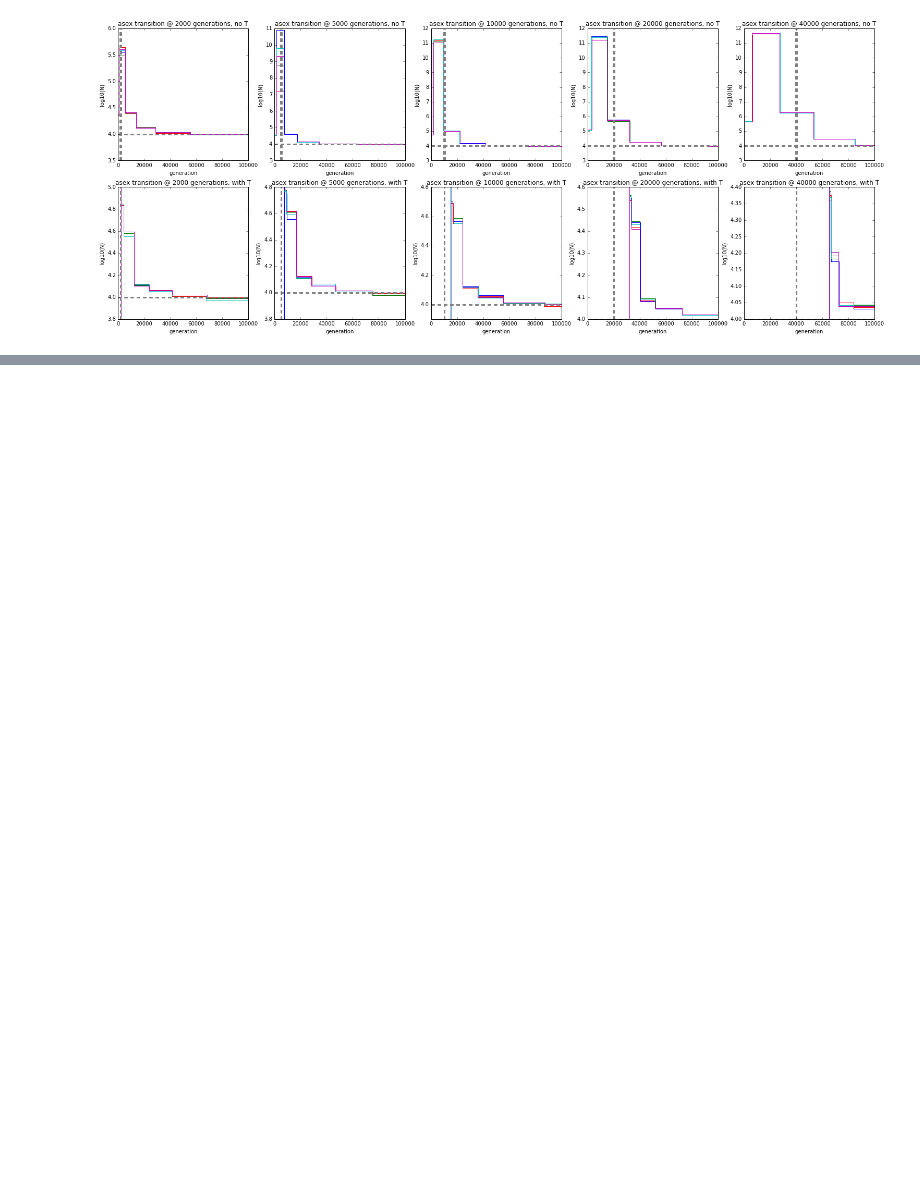
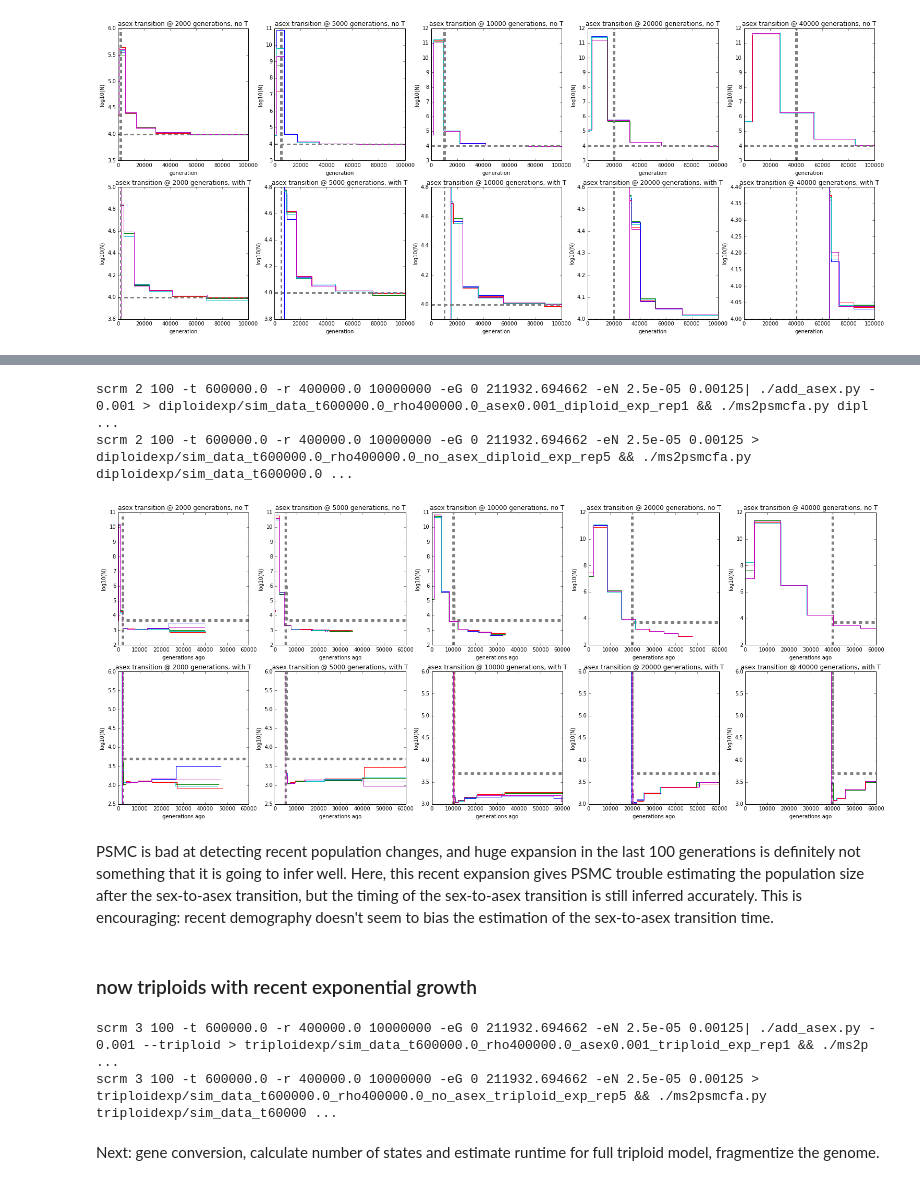
Before and after one commit to ammodramus/tsmc, a Jupyter notebook: snail_sims.ipynb, the cells around one changed output, grey strips where cells are left out. Drawn from its saved outputs; the diff is of its cells as text; code cells hidden in the pictures; blank space fills up the shorter version.

```diff
--- a/snail_sims.ipynb
+++ b/snail_sims.ipynb
@@ -546,7 +546,6 @@ for asexGen in asexGensRescaled:
         psmcCmdT = 'psmc {} -T {} > {}'.format(psmcfaFilename, initialT, resultsFilenameT)
         wholeCmd = '{} && {} && {} && {}'.format(msCmd, ms2psmcfaCmd, psmcCmd, psmcCmdT)
         msCmds.write(wholeCmd+'\n')
-        trcNresultsfilenames.extend([resultsFilename, resultsFilenameT])
 # control runs with constant size and no history of asex
 for rep in xrange(1,numReps+1):
     filename = "{}/sim_data_t{}_rho{}_no_asex_triploid_rep{}".format(datadir, theta, rho, rep)
@@ -562,7 +561,6 @@ for rep in xrange(1,numReps+1):
     psmcCmdT = 'psmc {} -T {} > {}'.format(psmcfaFilename, initialT, resultsFilenameT)
     wholeCmd = '{} && {} && {} && {}'.format(msCmd, ms2psmcfaCmd, psmcCmd, psmcCmdT)
     msCmds.write(wholeCmd+'\n')
-    trcNresultsfilenames.extend([resultsFilename, resultsFilenameT])
 msCmds.close()
 # %%
 %%bash
@@ -703,0 +751,8 @@ Next, simulations of diploid and triploid data with recent exponential growth.
+# %%
+%%bash
+
+head -n 1 sim_ms_commands_diploid_exp.txt
+tail -n 1 sim_ms_commands_diploid_exp.txt
+# %% [output]
+scrm 2 100 -t 600000.0 -r 400000.0 10000000 -eG 0 211932.694662 -eN 2.5e-05 0.00125| ./add_asex.py - 0.001 > diploidexp/sim_data_t600000.0_rho400000.0_asex0.001_diploid_exp_rep1 && ./ms2psmcfa.py dipl ...
+scrm 2 100 -t 600000.0 -r 400000.0 10000000 -eG 0 211932.694662 -eN 2.5e-05 0.00125 > diploidexp/sim_data_t600000.0_rho400000.0_no_asex_diploid_exp_rep5 && ./ms2psmcfa.py diploidexp/sim_data_t600000.0 ...
@@ -703,0 +822,42 @@ Next, simulations of diploid and triploid data with recent exponential growth.
+# %%
+###### plot the diploid exponential data
+
+fig, axes = plt.subplots(nrows=2,ncols=len(asexGens), figsize = (26,10))
+for colIdx, asexGen in enumerate(asexGens):
+    # first row: no T
+    datp = dipExpDat.loc[(dipExpDat['asex'] == asexGen) & (np.isnan(dipExpDat['divtime'])),:]
+    axis = axes[0, colIdx]
+    plot_psmc(axis, trueTs, trueNs, asexGen, color='gray', lw=5, ls='dashed')
+    for rowIdx in xrange(datp.shape[0]):
+        maxi = int(datp.ix[rowIdx,'maxi'])
+        ts = datp.ix[rowIdx,'t0':('t{}'.format(maxi))]
+        lambdas = datp.ix[rowIdx, 'lambda0':('lambda{}'.format(maxi))]
+        divtime = datp.ix[rowIdx, 'divtime']
+        if np.isnan(divtime):
+            divtime = None
+        plot_psmc(axis, ts, lambdas, divtime, maxt = 60000)
+        axis.set_title('asex transition @ {} generations, no T'.format(asexGen))
+        axis.set_xlabel('generations ago')
+        axis.set_ylabel('log10(N)')
+    # second row: T
+    datp = dipExpDat.loc[(dipExpDat['asex'] == asexGen) & (~np.isnan(dipExpDat['divtime'])),:]
+    axis = axes[1, colIdx]
+    plot_psmc(axis, trueTs, trueNs, asexGen, color='gray', lw=5, ls='dashed')
+    for rowIdx in xrange(datp.shape[0]):
+        maxi = int(datp.ix[rowIdx,'maxi'])
+        ts = datp.ix[rowIdx,'t0':('t{}'.format(maxi))]
+        lambdas = datp.ix[rowIdx, 'lambda0':('lambda{}'.format(maxi))]
+        divtime = datp.ix[rowIdx, 'divtime']
+        if np.isnan(divtime):
+            divtime = None
+        plot_psmc(axis, ts, lambdas, divtime, maxt = 60000)
+        # add true divergence time
+        axis.set_title('asex transition @ {} generations, with T'.format(asexGen))
+        axis.set_xlabel('generations ago')
+        axis.set_ylabel('log10(N)')
+# %% [output]
+[figure, added]
+# %% [markdown]
+PSMC is bad at detecting recent population changes, and huge expansion in the last 100 generations is definitely not something that it is going to infer well. Here, this recent expansion gives PSMC trouble estimating the population size after the sex-to-asex transition, but the timing of the sex-to-asex transition is still inferred accurately. This is encouraging: recent demography doesn't seem to bias the estimation of the sex-to-asex transition time.
+# %% [markdown]
+### now triploids with recent exponential growth
@@ -703,0 +905,8 @@ Next, simulations of diploid and triploid data with recent exponential growth.
+# %%
+%%bash
+
+head -n 1 sim_ms_commands_triploid_exp.txt
+tail -n 1 sim_ms_commands_triploid_exp.txt
+# %% [output]
+scrm 3 100 -t 600000.0 -r 400000.0 10000000 -eG 0 211932.694662 -eN 2.5e-05 0.00125| ./add_asex.py - 0.001 --triploid > triploidexp/sim_data_t600000.0_rho400000.0_asex0.001_triploid_exp_rep1 && ./ms2p ...
+scrm 3 100 -t 600000.0 -r 400000.0 10000000 -eG 0 211932.694662 -eN 2.5e-05 0.00125 > triploidexp/sim_data_t600000.0_rho400000.0_no_asex_triploid_exp_rep5 && ./ms2psmcfa.py triploidexp/sim_data_t60000 ...
@@ -703,0 +918,2 @@ Next, simulations of diploid and triploid data with recent exponential growth.
+# %% [markdown]
+Next: gene conversion, calculate number of states and estimate runtime for full triploid model, fragmentize the genome.
```
Also changed, not shown: parts of 29 cells of this notebook.
